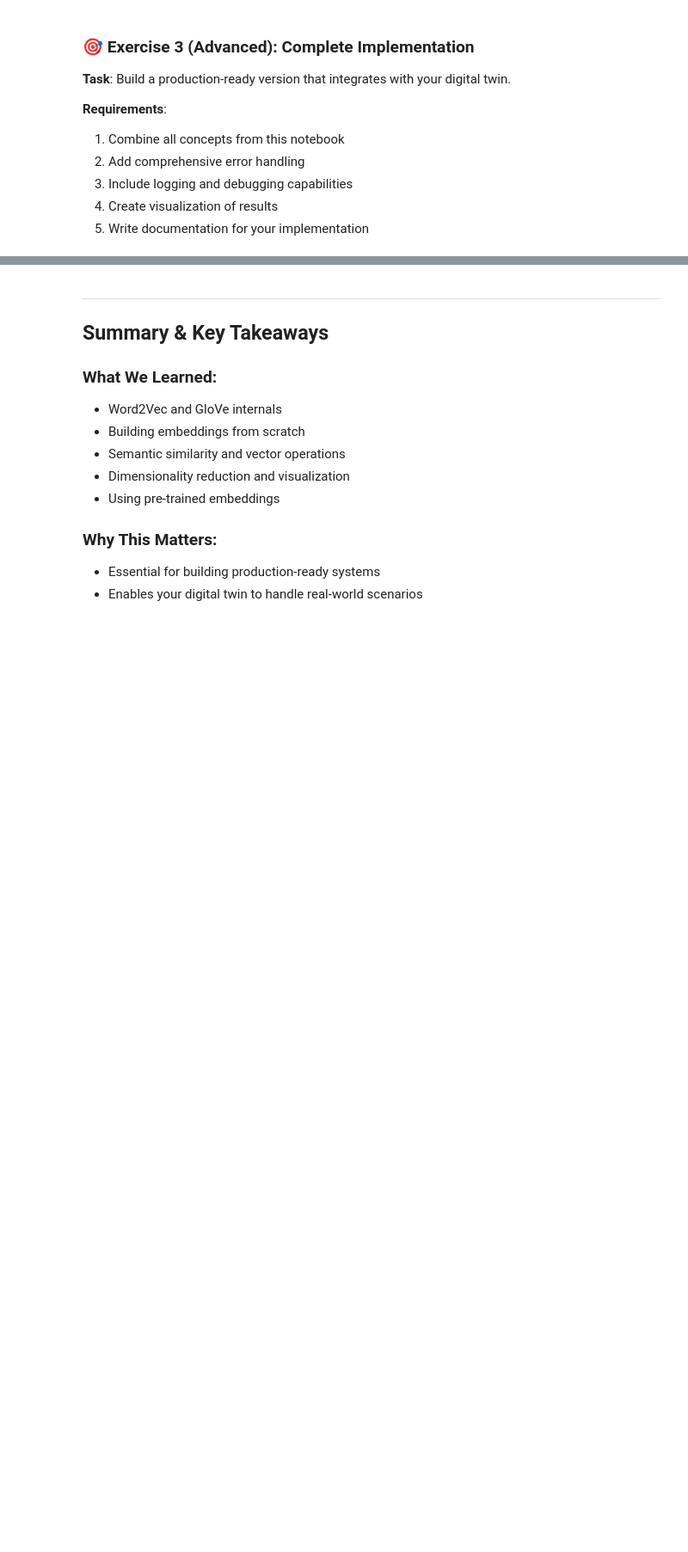
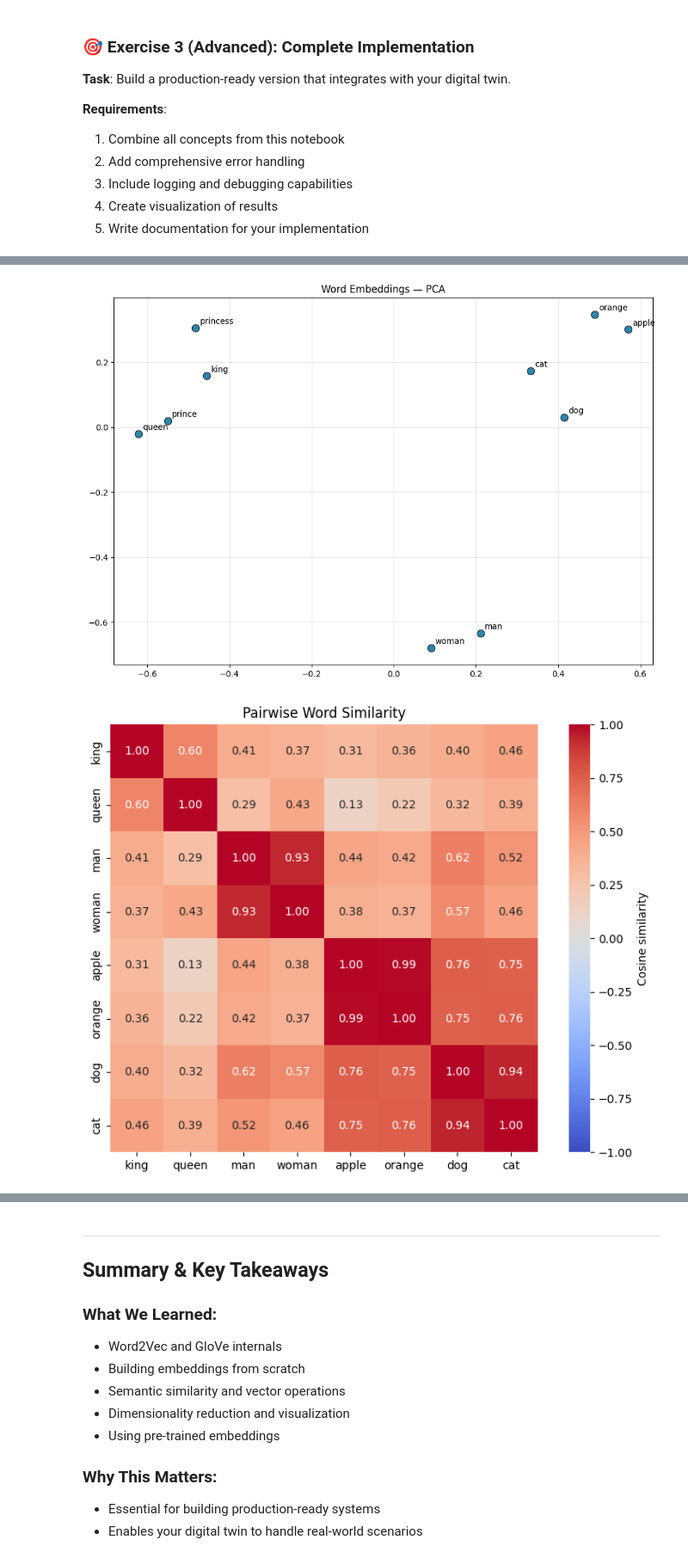
Before and after one commit to JustTrying652/atf-challenge, a Jupyter notebook: Week2_08_embeddings_deep_dive.ipynb, the cells around one changed output, grey strips where cells are left out. Shown at 86% size. Saved outputs shown, nothing was run; the diff lists cells and outputs as text; code cells hidden in the pictures; blank space fills up the shorter version.

```diff
--- a/Week2_08_embeddings_deep_dive.ipynb
+++ b/Week2_08_embeddings_deep_dive.ipynb
@@ -567,0 +1101,15 @@ class ProductionSystem:
+# %%
+# 1. Embedding space (PCA)
+system.plot_space(
+    words=["king", "queen", "man", "woman", "prince", "princess",
+           "apple", "orange", "dog", "cat"],
+    method="pca",
+)
+
+# 2. Similarity heatmap
+system.plot_similarity_heatmap(
+    words=["king", "queen", "man", "woman", "apple", "orange", "dog", "cat"]
+)
+# %% [output]
+[figure, added]
+[figure, added]
```
Also changed, not shown: parts of 10 cells of this notebook.
